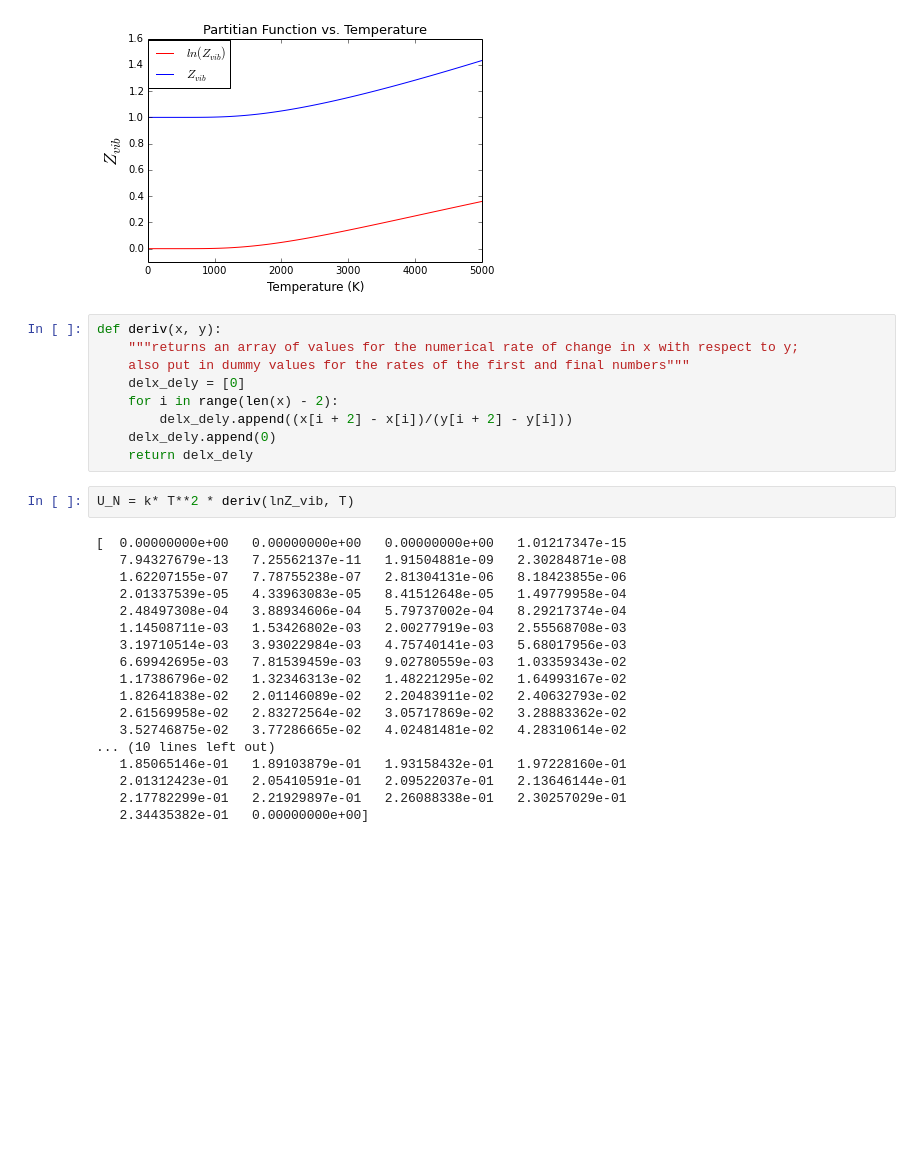
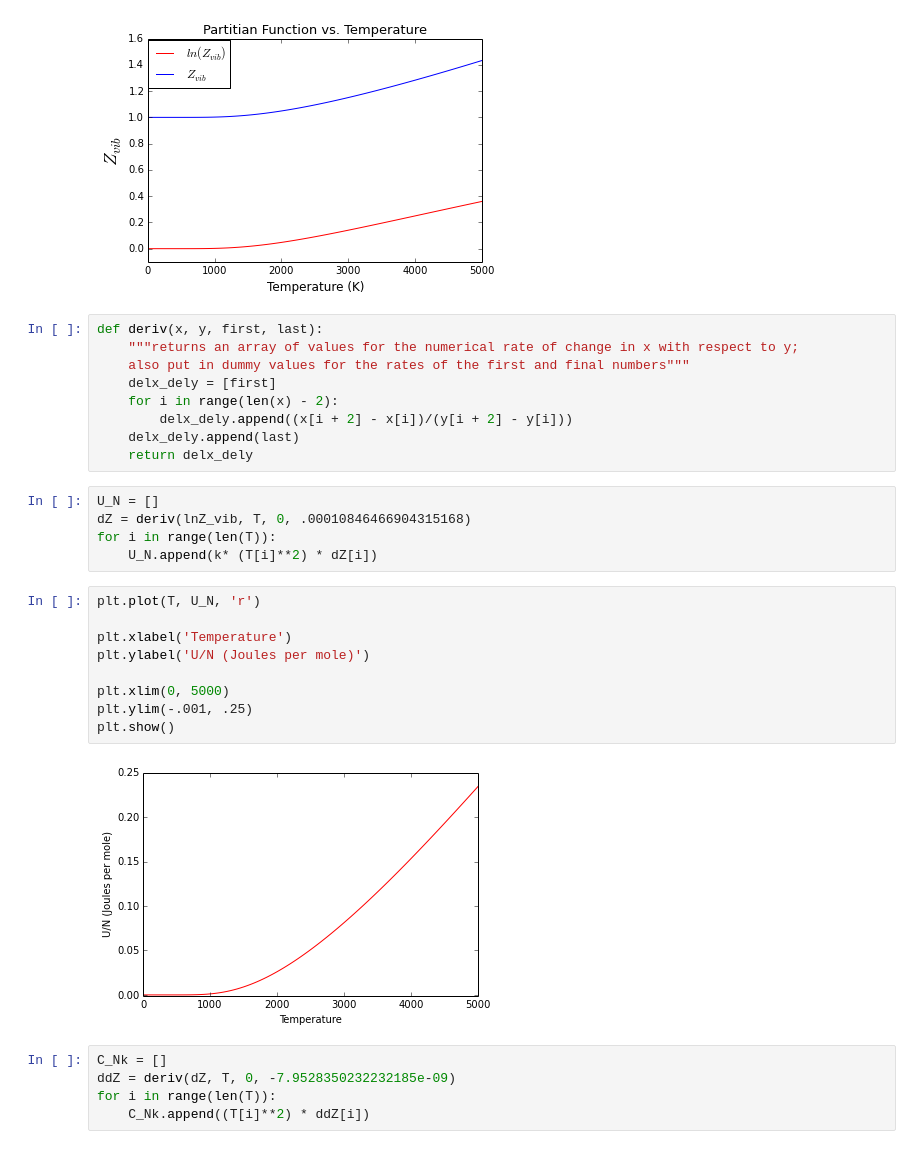
Before and after one commit to abardess/PHYS202-S14, a Jupyter notebook: ThermalCA3.ipynb, the cells around one changed output. Cells and saved outputs as stored; diff of their text form; blank space fills up the shorter version.

```diff
--- a/ThermalCA3.ipynb
+++ b/ThermalCA3.ipynb
@@ -87,31 +87,32 @@ plt.show()
 # %% [output]
 [figure]
 # %%
-def deriv(x, y):
+def deriv(x, y, first, last):
     """returns an array of values for the numerical rate of change in x with respect to y;
     also put in dummy values for the rates of the first and final numbers"""
-    delx_dely = [0]
+    delx_dely = [first]
     for i in range(len(x) - 2):
         delx_dely.append((x[i + 2] - x[i])/(y[i + 2] - y[i]))
-    delx_dely.append(0)
+    delx_dely.append(last)
     return delx_dely
-# %%
-U_N = k* T**2 * deriv(lnZ_vib, T)
-# %% [output]
-[  0.00000000e+00   0.00000000e+00   0.00000000e+00   1.01217347e-15
-   7.94327679e-13   7.25562137e-11   1.91504881e-09   2.30284871e-08
-   1.62207155e-07   7.78755238e-07   2.81304131e-06   8.18423855e-06
-   2.01337539e-05   4.33963083e-05   8.41512648e-05   1.49779958e-04
-   2.48497308e-04   3.88934606e-04   5.79737002e-04   8.29217374e-04
-   1.14508711e-03   1.53426802e-03   2.00277919e-03   2.55568708e-03
-   3.19710514e-03   3.93022984e-03   4.75740141e-03   5.68017956e-03
-   6.69942695e-03   7.81539459e-03   9.02780559e-03   1.03359343e-02
-   1.17386796e-02   1.32346313e-02   1.48221295e-02   1.64993167e-02
-   1.82641838e-02   2.01146089e-02   2.20483911e-02   2.40632793e-02
-   2.61569958e-02   2.83272564e-02   3.05717869e-02   3.28883362e-02
-   3.52746875e-02   3.77286665e-02   4.02481481e-02   4.28310614e-02
-... (10 lines left out)
-   1.85065146e-01   1.89103879e-01   1.93158432e-01   1.97228160e-01
-   2.01312423e-01   2.05410591e-01   2.09522037e-01   2.13646144e-01
-   2.17782299e-01   2.21929897e-01   2.26088338e-01   2.30257029e-01
-   2.34435382e-01   0.00000000e+00]
+# %%
+U_N = []
+dZ = deriv(lnZ_vib, T, 0, .00010846466904315168)
+for i in range(len(T)):
+    U_N.append(k* (T[i]**2) * dZ[i])
+# %%
+plt.plot(T, U_N, 'r')
+
+plt.xlabel('Temperature')
+plt.ylabel('U/N (Joules per mole)')
+
+plt.xlim(0, 5000)
+plt.ylim(-.001, .25)
+plt.show()
+# %% [output]
+[figure, added]
+# %%
+C_Nk = []
+ddZ = deriv(dZ, T, 0, -7.9528350232232185e-09)
+for i in range(len(T)):
+    C_Nk.append((T[i]**2) * ddZ[i])
```
Also changed, not shown: parts of 5 cells of this notebook.
